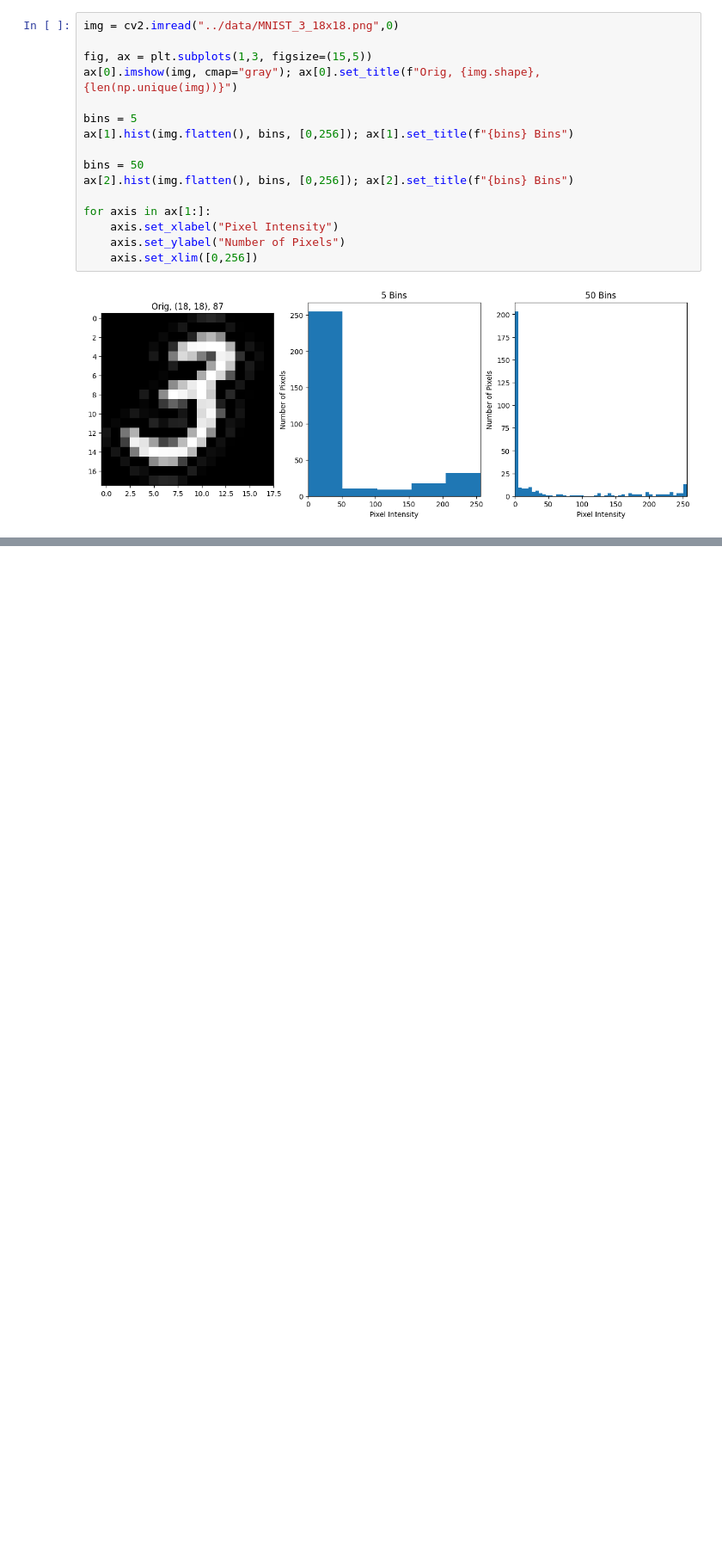
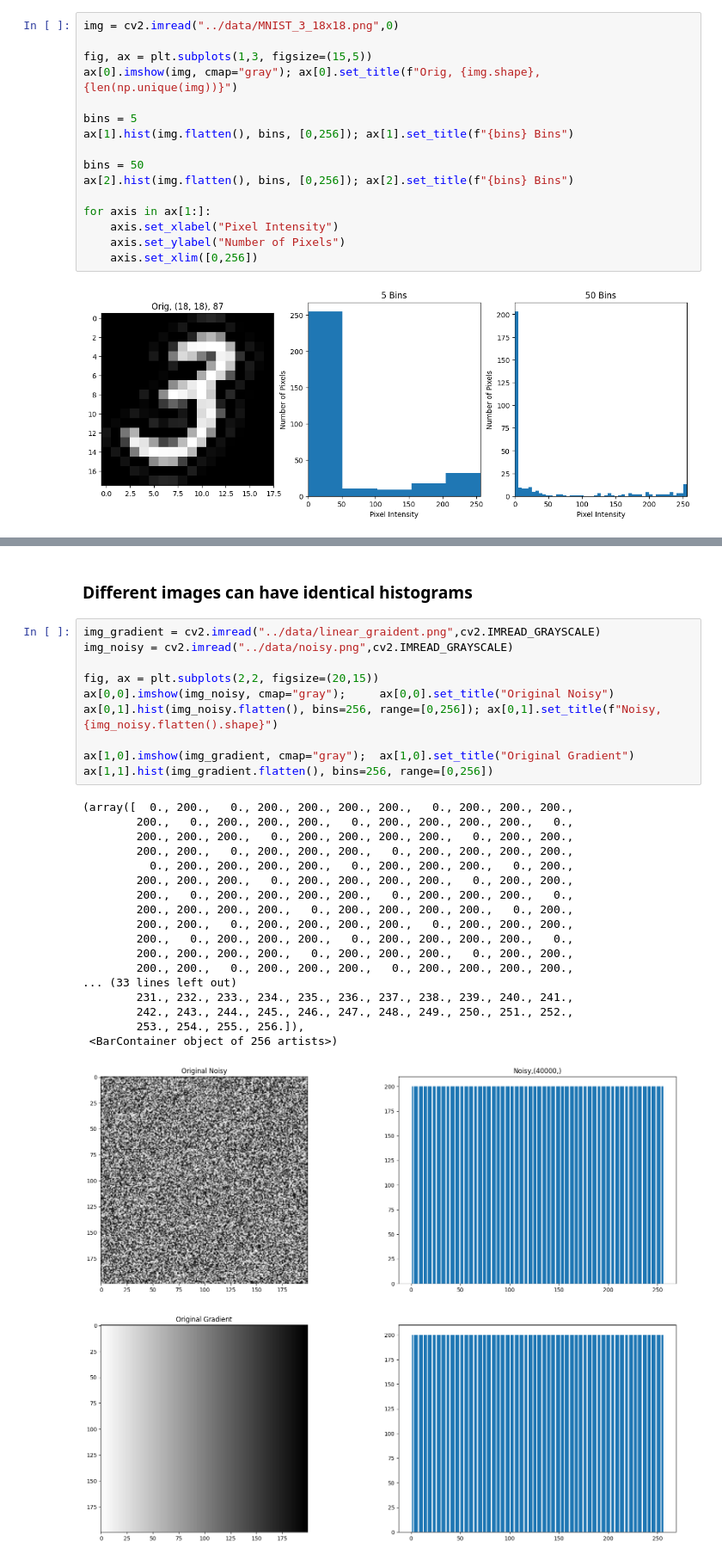
Before and after one commit to kurtgrothe/opencv, a Jupyter notebook: courses/1-mastering-opencv-with-python/modules/3-histograms-and-color-segmentation/code/1-histograms.ipynb, the cells around one changed output, grey strips where cells are left out. Shown at 86% size. Cells and saved outputs as stored; diff of their text form; blank space fills up the shorter version.

```diff
--- a/courses/1-mastering-opencv-with-python/modules/3-histograms-and-color-segmentation/code/1-histograms.ipynb
+++ b/courses/1-mastering-opencv-with-python/modules/3-histograms-and-color-segmentation/code/1-histograms.ipynb
@@ -124,0 +95,31 @@ plt.show()
+# %% [markdown]
+### Different images can have identical histograms
+# %%
+img_gradient = cv2.imread("../data/linear_graident.png",cv2.IMREAD_GRAYSCALE)
+img_noisy = cv2.imread("../data/noisy.png",cv2.IMREAD_GRAYSCALE)
+
+fig, ax = plt.subplots(2,2, figsize=(20,15))
+ax[0,0].imshow(img_noisy, cmap="gray");     ax[0,0].set_title("Original Noisy")
+ax[0,1].hist(img_noisy.flatten(), bins=256, range=[0,256]); ax[0,1].set_title(f"Noisy,{img_noisy.flatten().shape}")
+
+ax[1,0].imshow(img_gradient, cmap="gray");  ax[1,0].set_title("Original Gradient")
+ax[1,1].hist(img_gradient.flatten(), bins=256, range=[0,256])
+# %% [output]
+(array([  0., 200.,   0., 200., 200., 200., 200.,   0., 200., 200., 200.,
+        200.,   0., 200., 200., 200.,   0., 200., 200., 200., 200.,   0.,
+        200., 200., 200.,   0., 200., 200., 200., 200.,   0., 200., 200.,
+        200., 200.,   0., 200., 200., 200.,   0., 200., 200., 200., 200.,
+          0., 200., 200., 200., 200.,   0., 200., 200., 200.,   0., 200.,
+        200., 200., 200.,   0., 200., 200., 200., 200.,   0., 200., 200.,
+        200.,   0., 200., 200., 200., 200.,   0., 200., 200., 200.,   0.,
+        200., 200., 200., 200.,   0., 200., 200., 200., 200.,   0., 200.,
+        200., 200.,   0., 200., 200., 200., 200.,   0., 200., 200., 200.,
+        200.,   0., 200., 200., 200.,   0., 200., 200., 200., 200.,   0.,
+        200., 200., 200., 200.,   0., 200., 200., 200.,   0., 200., 200.,
+        200., 200.,   0., 200., 200., 200.,   0., 200., 200., 200., 200.,
+... (33 lines left out)
+        231., 232., 233., 234., 235., 236., 237., 238., 239., 240., 241.,
+        242., 243., 244., 245., 246., 247., 248., 249., 250., 251., 252.,
+        253., 254., 255., 256.]),
+ <BarContainer object of 256 artists>)
+[figure, added]
```
Also changed, not shown: parts of 6 cells of this notebook.
